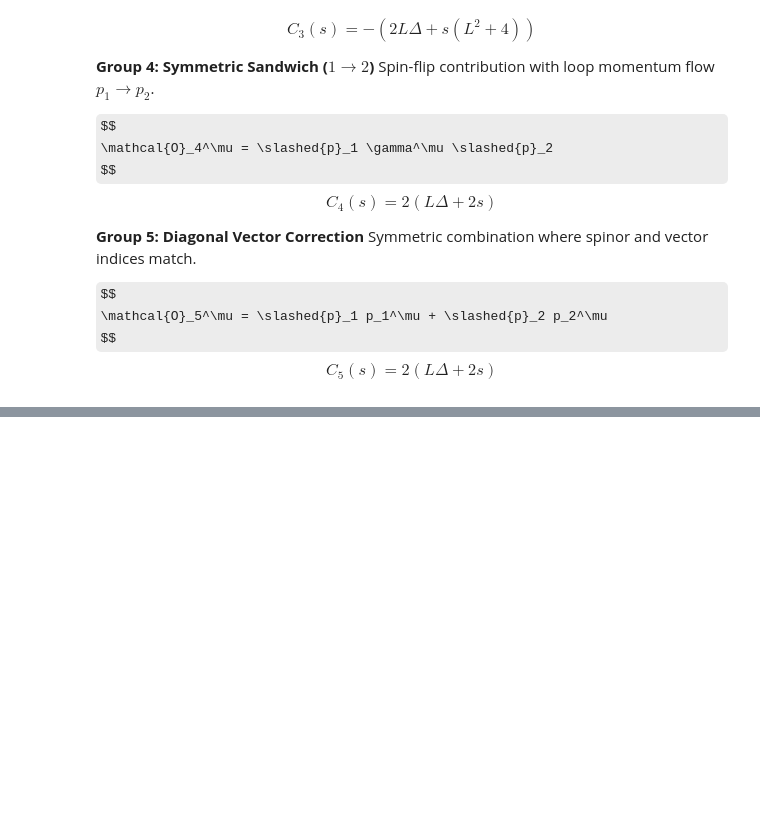
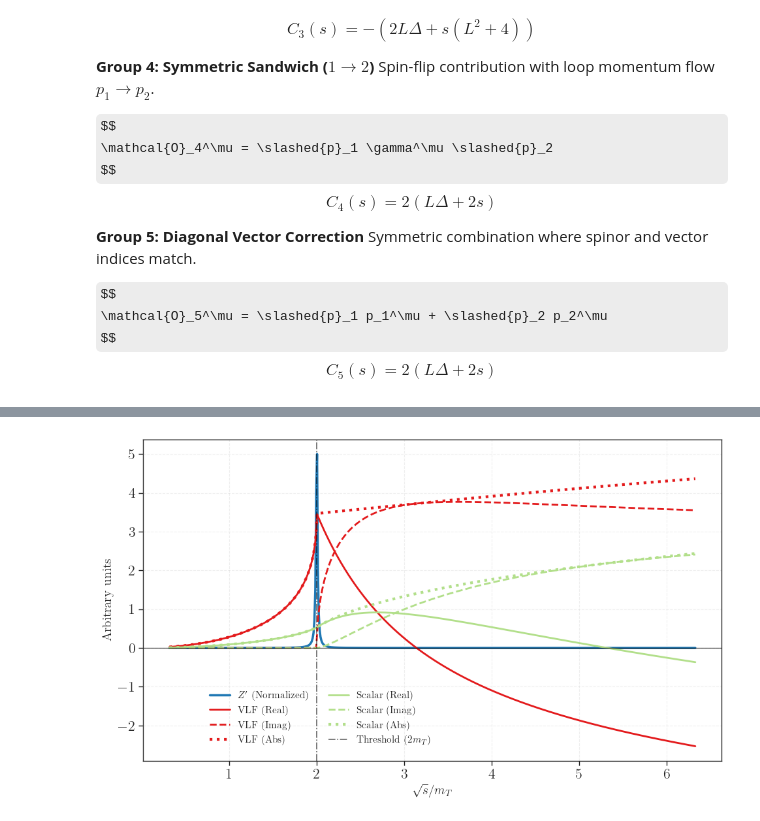
Before and after one commit to viniciusrocca/EFT_ToyModel, a Jupyter notebook: Plots/FormFactor_VLF.ipynb, the cells around one changed output, grey strips where cells are left out. Drawn from its saved outputs; the diff is of its cells as text; code cells hidden in the pictures; some formulas as TeX source; blank space fills up the shorter version.

```diff
--- a/Plots/FormFactor_VLF.ipynb
+++ b/Plots/FormFactor_VLF.ipynb
@@ -1011,0 +1113,65 @@ plt.savefig('FormFactor_comparison.png')
+# %%
+
+def breit_wigner(x, M_T, Gamma=20.0):
+    """Calculates the relativistic Breit-Wigner shape."""
+    s_hat = (x * M_T)**2
+    M_res = 2.0 * M_T
+    denominator = (s_hat - M_res**2)**2 + (M_res * Gamma)**2
+    return 1.0 / denominator
+
+# --- Parameters ---
+M_T = m = 1000.0
+s_values = np.linspace(0.1 * m**2, 40 * m**2, 1000)
+x_axis = np.sqrt(s_values) / m
+
+# --- Vectorized Complex Kinematics ---
+# np.lib.scimath automatically handles complex roots when s < 4m^2
+Delta = np.lib.scimath.sqrt(s_values * (s_values - 4 * m**2))
+numerator = Delta + 2 * m**2 - s_values
+L = np.lib.scimath.log(numerator / (2 * m**2))
+
+# 1. VLF Contribution
+term1_vlf = s_values * (s_values - (m**2 * L**2))
+term2_vlf = s_values * L * Delta
+vlf_res = (term1_vlf + term2_vlf) / s_values**2
+
+# 2. Scalar Contribution
+term1_scalar = L * (m**2 * L + Delta)
+term2_scalar = 3 * s_values
+scalar_res = (term1_scalar + term2_scalar) / s_values
+
+# --- Visualization ---
+plt.figure(figsize=(10, 6))
+
+# Z' Resonance (Normalized)
+Gamma_fixed = 20.0
+y_vals = breit_wigner(x_axis, M_T, Gamma=Gamma_fixed)
+y_normalized = 5.0 * y_vals / np.max(y_vals)
+plt.plot(x_axis, y_normalized, color=colors[1], linewidth=2.5, label=r'$Z^\prime$ (Normalized)')
+
+# VLF Curves
+plt.plot(x_axis, vlf_res.real, label='VLF (Real)', color=colors[5], linestyle='-', linewidth=2)
+plt.plot(x_axis, vlf_res.imag, label='VLF (Imag)', color=colors[5], linestyle='--', linewidth=2)
+plt.plot(x_axis, np.abs(vlf_res), label='VLF (Abs)', color=colors[5], linestyle=':', linewidth=3, alpha=1)
+
+# Scalar Curves
+plt.plot(x_axis, scalar_res.real, label='Scalar (Real)', color=colors[2], linestyle='-', linewidth=2)
+plt.plot(x_axis, scalar_res.imag, label='Scalar (Imag)', color=colors[2], linestyle='--', linewidth=2)
+plt.plot(x_axis, np.abs(scalar_res), label='Scalar (Abs)', color=colors[2], linestyle=':', linewidth=3, alpha=1)
+
+# Formatting
+plt.axvline(2.0, color='black', linestyle='-.', alpha=0.6, label=r'Threshold ($2m_T$)')
+plt.axhline(0.0, color='black', linewidth=1, alpha=0.6) # Zero baseline
+
+plt.xlabel(r'$\sqrt{s}/m_T$', fontsize=14)
+plt.ylabel('Arbitrary units', fontsize=14)
+
+
+plt.legend(fontsize=11, loc='lower left', bbox_to_anchor=(0.1, 0.02), framealpha=1, ncol=2)
+plt.grid(True, alpha=0.3, linestyle='--')
+plt.tight_layout()
+
+plt.savefig('FormFactor_comparison.png', dpi=300)
+plt.show()
+# %% [output]
+[figure, added]
```
Also changed, not shown: parts of 12 cells of this notebook.
